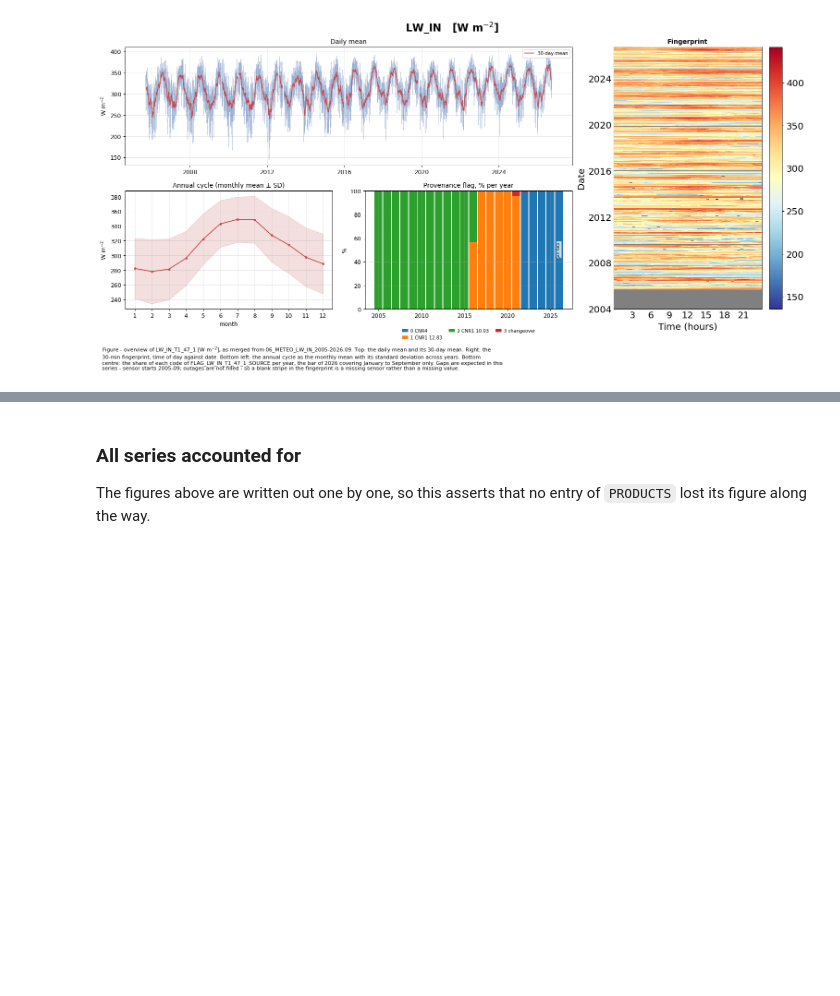
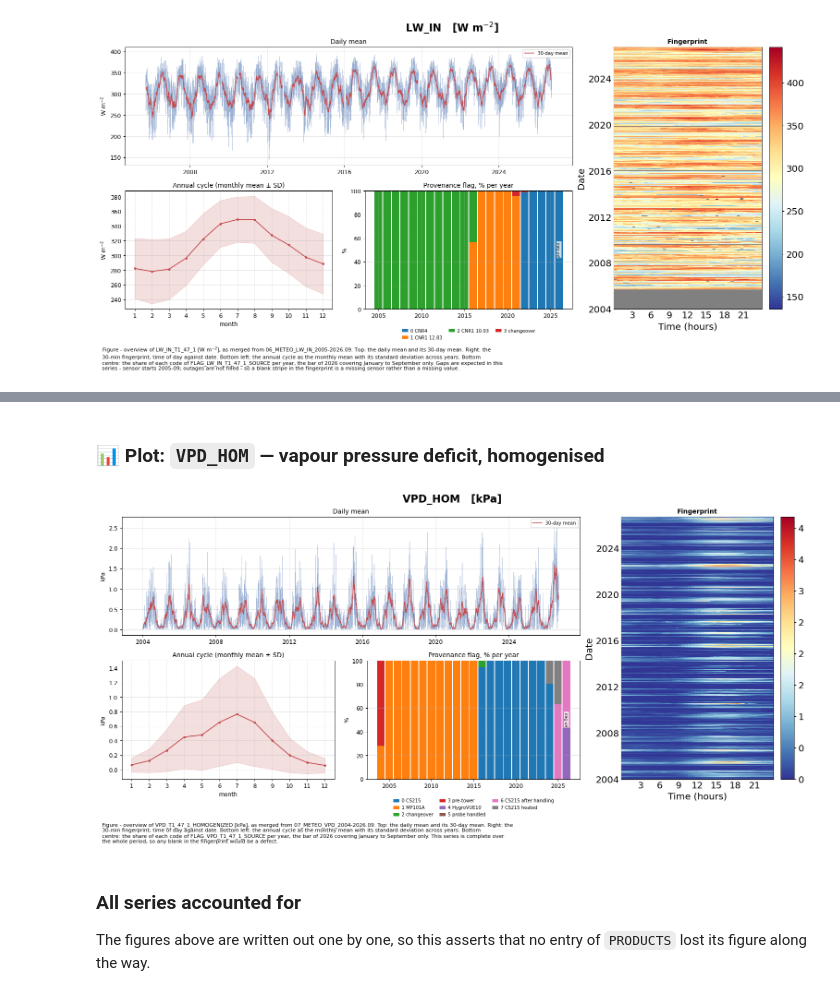
Before and after one commit to holukas/dataset_ch-lae_flux_product, a Jupyter notebook: workflow/10_METEO/30_PRODUCTS/99_METEO_MERGED_2004-2026.09.ipynb, the cells around one changed output, grey strips where cells are left out. Drawn from its saved outputs; the diff is of its cells as text; code cells hidden in the pictures; blank space fills up the shorter version.

```diff
--- a/workflow/10_METEO/30_PRODUCTS/99_METEO_MERGED_2004-2026.09.ipynb
+++ b/workflow/10_METEO/30_PRODUCTS/99_METEO_MERGED_2004-2026.09.ipynb
@@ -1218,3 +1255,9 @@ plot_product("LW_IN")
+# %% [markdown]
+### 📊 Plot: `VPD_HOM` — vapour pressure deficit, homogenised
+# %%
+plot_product("VPD_HOM")
+# %% [output]
+[figure, added]
 # %% [markdown]
 ### All series accounted for
 
```
Also changed, not shown: parts of 16 cells of this notebook, 4 other files.
